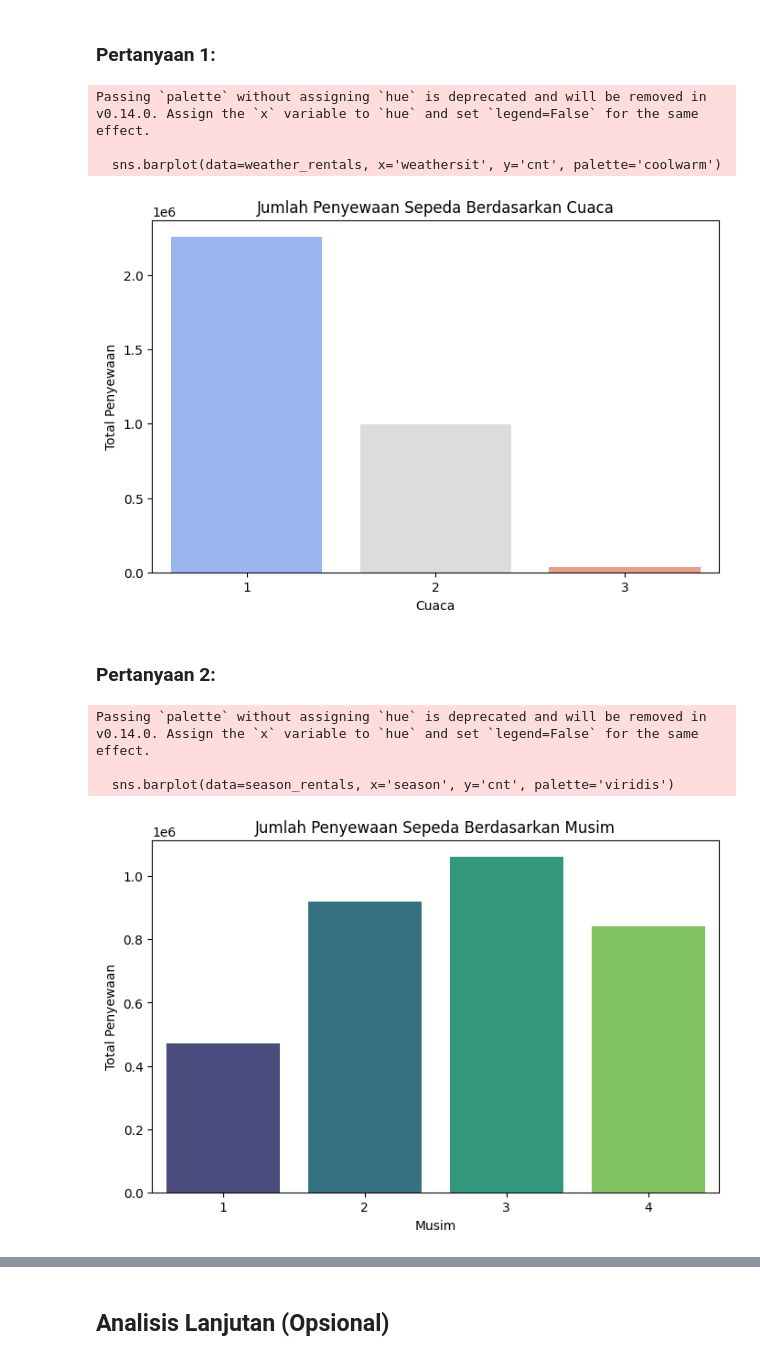
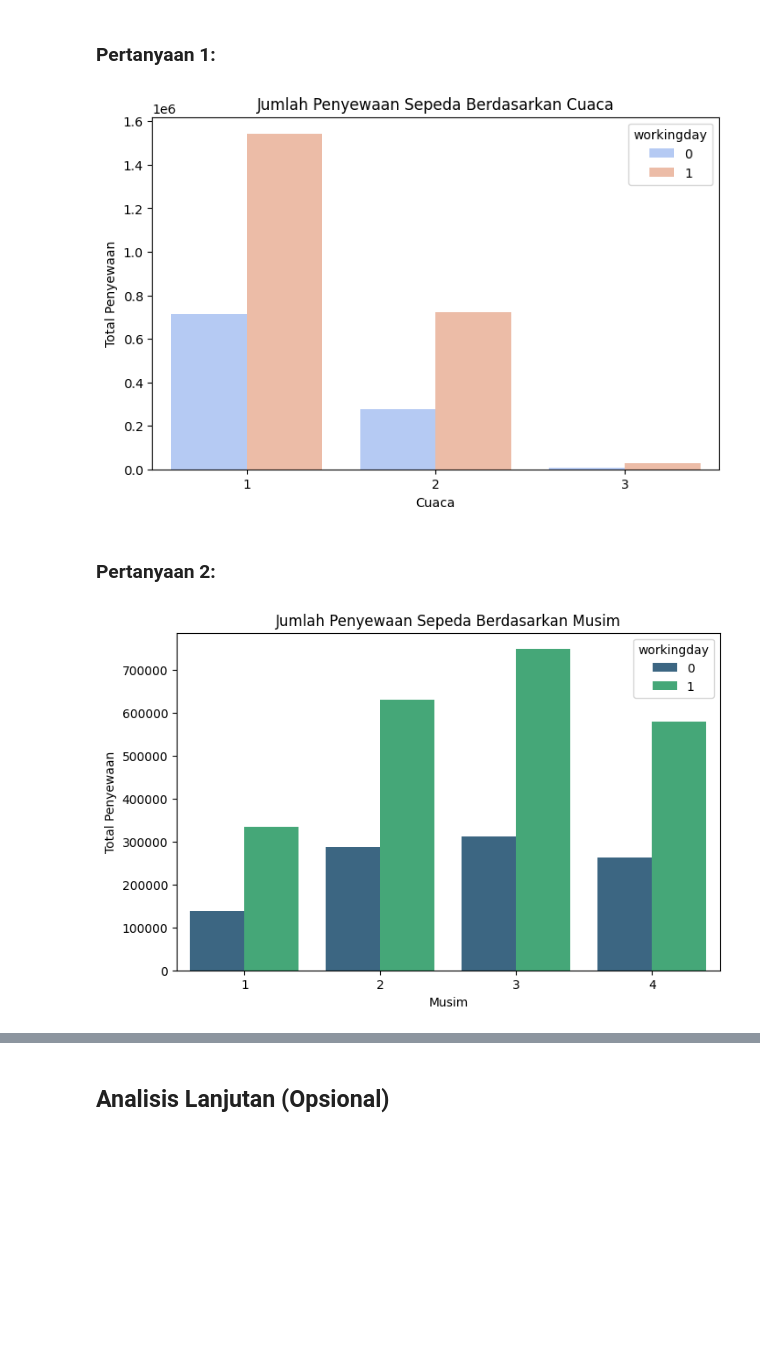
Before and after one commit to SupplyChainData/Proyek-Analisis-Data, a Jupyter notebook: Proyek_Analisis_Data_by_Eko_Setyanto.ipynb, the cells around one changed output, grey strips where cells are left out. Cells and saved outputs as stored; diff of their text form; code cells hidden in the pictures; blank space fills up the shorter version.

```diff
--- a/Proyek_Analisis_Data_by_Eko_Setyanto.ipynb
+++ b/Proyek_Analisis_Data_by_Eko_Setyanto.ipynb
@@ -240,6 +243,6 @@ print(weather_rentals)
 3. Salju ringan, Hujan ringan
 # %%
 # Total penyewaan per musim
-season_rentals = day_df.groupby('season')['cnt'].sum().reset_index()
+season_rentals = day_df.groupby(['season',"workingday"])['cnt'].sum().reset_index()
 print(season_rentals)
 # %% [output]
@@ -264,30 +271,24 @@ print(season_rentals)
 ### Pertanyaan 1:
 # %%
 plt.figure(figsize=(8, 5))
-sns.barplot(data=weather_rentals, x='weathersit', y='cnt', palette='coolwarm')
+sns.barplot(data=weather_rentals, x='weathersit', y='cnt', palette='coolwarm',hue="workingday")
 plt.title('Jumlah Penyewaan Sepeda Berdasarkan Cuaca')
 plt.xlabel('Cuaca')
 plt.ylabel('Total Penyewaan')
 plt.show()
 # %% [output]
-Passing `palette` without assigning `hue` is deprecated and will be removed in v0.14.0. Assign the `x` variable to `hue` and set `legend=False` for the same effect.
-
-  sns.barplot(data=weather_rentals, x='weathersit', y='cnt', palette='coolwarm')
-[figure, old version]
+[figure, new version]
 # %% [markdown]
 ### Pertanyaan 2:
 # %%
 plt.figure(figsize=(8, 5))
-sns.barplot(data=season_rentals, x='season', y='cnt', palette='viridis')
+sns.barplot(data=season_rentals, x='season', y='cnt', palette='viridis',hue='workingday')
 plt.title('Jumlah Penyewaan Sepeda Berdasarkan Musim')
 plt.xlabel('Musim')
 plt.ylabel('Total Penyewaan')
 plt.show()
 # %% [output]
-Passing `palette` without assigning `hue` is deprecated and will be removed in v0.14.0. Assign the `x` variable to `hue` and set `legend=False` for the same effect.
-
-  sns.barplot(data=season_rentals, x='season', y='cnt', palette='viridis')
-[figure, old version]
+[figure, new version]
 # %% [markdown]
 **Insight:**
 - Berdasarkan Hasil Visualisasi, Jumlah Penyewaan Sepeda Berdasarkan Cuaca, untuk Grafik Pareto yang tertinggi No.1 (Cuaca Cerah)
```
Also changed, not shown: parts of 3 cells of this notebook.
